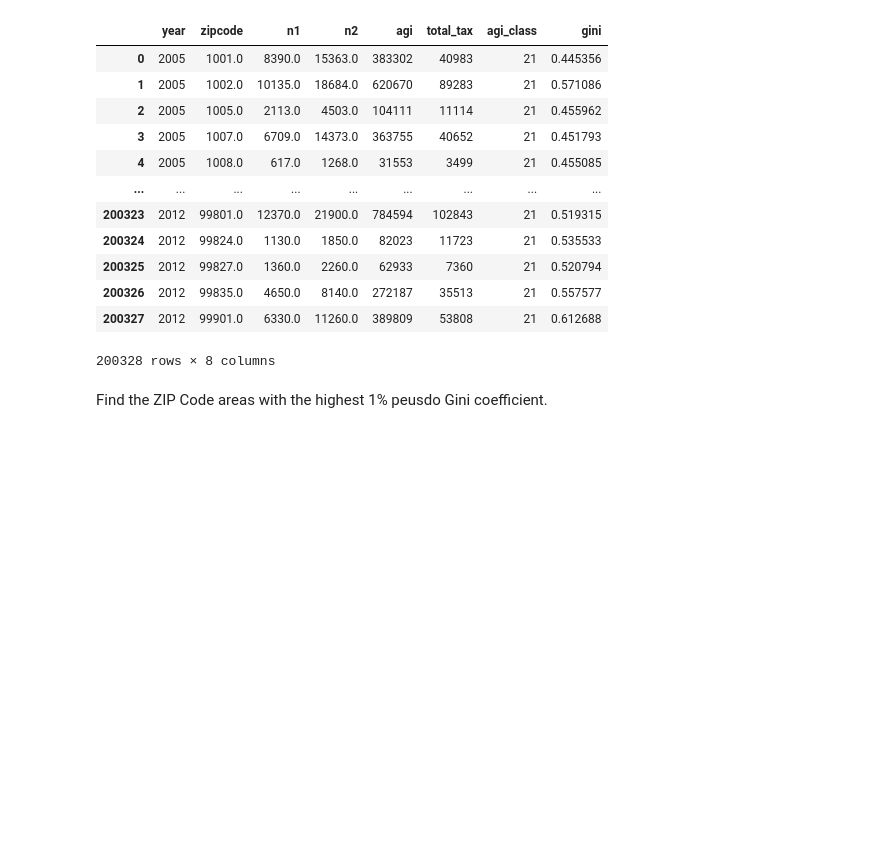
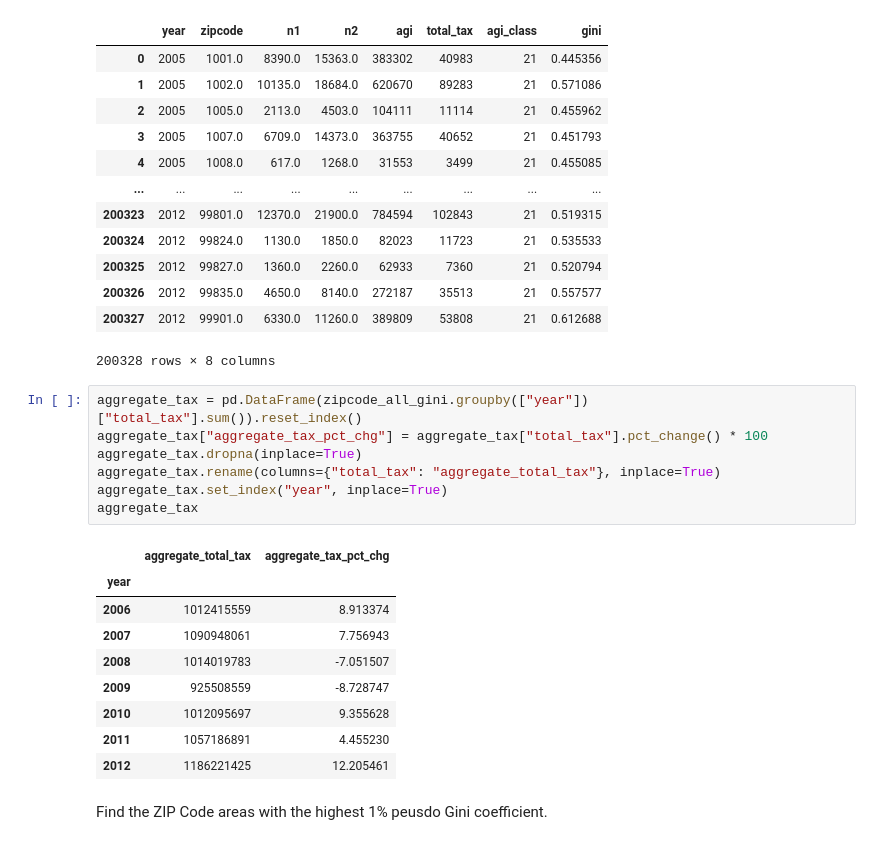
Before and after one commit to oooyiyangc/econ-honor-thesis, a Jupyter notebook: analysis/build/exploratory/Untitled.ipynb, the cells around one changed output. Drawn from its saved outputs; the diff is of its cells as text; blank space fills up the shorter version.

```diff
--- a/analysis/build/exploratory/Untitled.ipynb
+++ b/analysis/build/exploratory/Untitled.ipynb
@@ -34,6 +34,23 @@ zipcode_all_gini
 | 200326 | 2012 | 99835.0 | 4650.0 | 8140.0 | 272187 | 35513 | 21 | 0.557577 |
 | 200327 | 2012 | 99901.0 | 6330.0 | 11260.0 | 389809 | 53808 | 21 | 0.612688 |
 200328 rows × 8 columns
+# %%
+aggregate_tax = pd.DataFrame(zipcode_all_gini.groupby(["year"])["total_tax"].sum()).reset_index()
+aggregate_tax["aggregate_tax_pct_chg"] = aggregate_tax["total_tax"].pct_change() * 100
+aggregate_tax.dropna(inplace=True)
+aggregate_tax.rename(columns={"total_tax": "aggregate_total_tax"}, inplace=True)
+aggregate_tax.set_index("year", inplace=True)
+aggregate_tax
+# %% [output]
+|  | aggregate_total_tax | aggregate_tax_pct_chg |
+| year |  |  |
+| 2006 | 1012415559 | 8.913374 |
+| 2007 | 1090948061 | 7.756943 |
+| 2008 | 1014019783 | -7.051507 |
+| 2009 | 925508559 | -8.728747 |
+| 2010 | 1012095697 | 9.355628 |
+| 2011 | 1057186891 | 4.455230 |
+| 2012 | 1186221425 | 12.205461 |
 # %% [markdown]
 Find the ZIP Code areas with the highest 1% peusdo Gini coefficient.
 # %%
```
Also changed, not shown: parts of 9 cells of this notebook, 3 other files.
